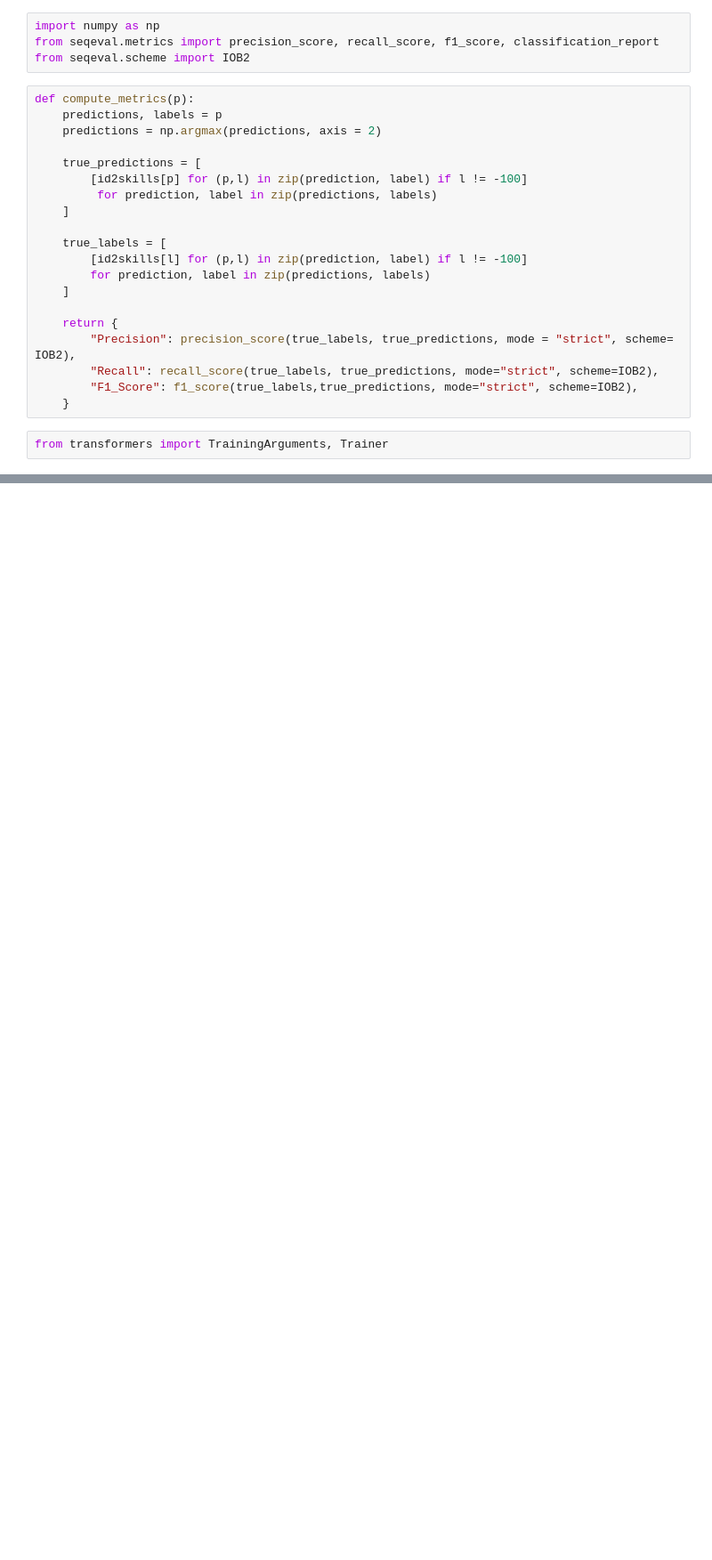
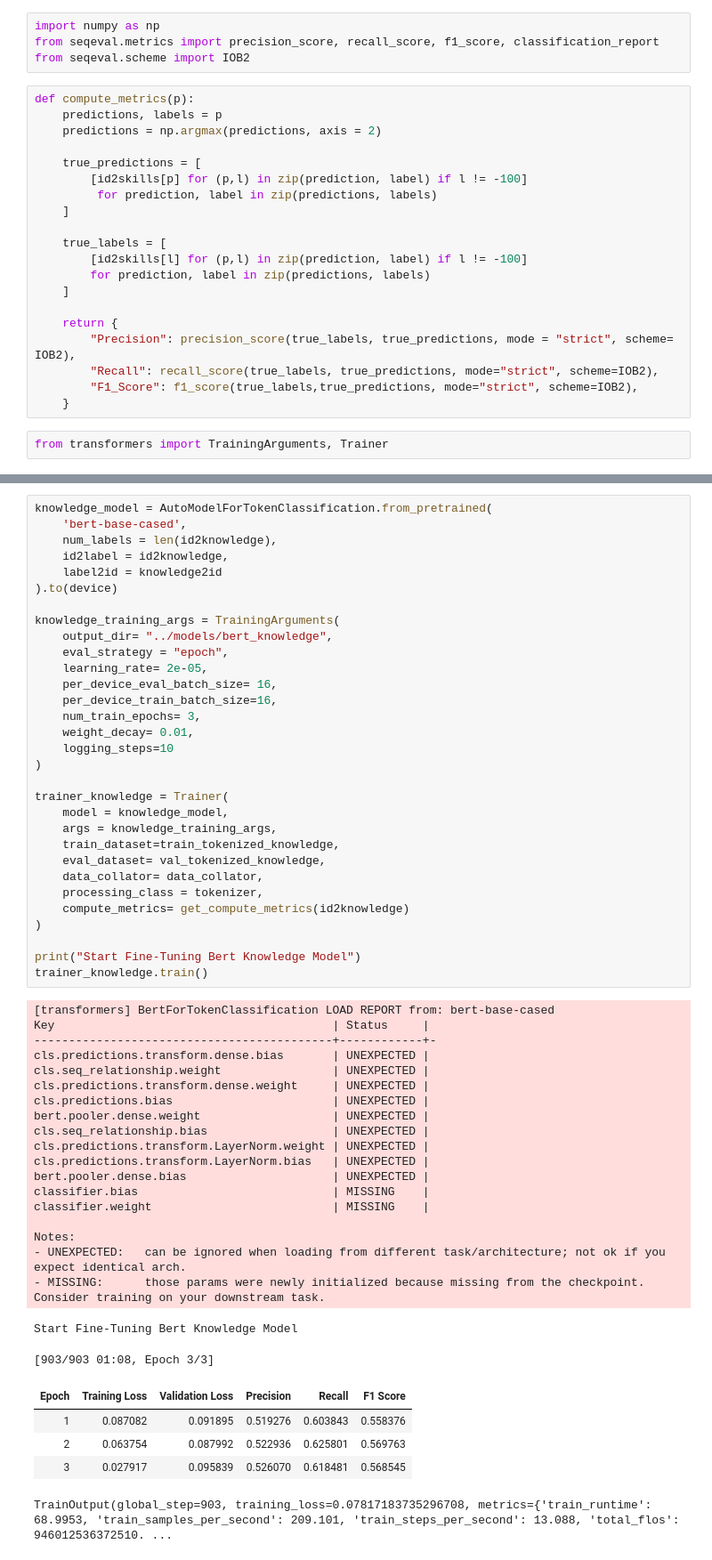
Before and after one commit to Louiesamaaa/skillspan-skill-extraction, a Jupyter notebook: notebooks/04_bert_model.ipynb, the cells around one changed output, grey strips where cells are left out. Shown at 89% size. Cells and saved outputs as stored; diff of their text form; blank space fills up the shorter version.

```diff
--- a/notebooks/04_bert_model.ipynb
+++ b/notebooks/04_bert_model.ipynb
@@ -263,0 +317,57 @@ print(id2skills)
+# %%
+knowledge_model = AutoModelForTokenClassification.from_pretrained(
+    'bert-base-cased',
+    num_labels = len(id2knowledge),
+    id2label = id2knowledge,
+    label2id = knowledge2id
+).to(device)
+
+knowledge_training_args = TrainingArguments(
+    output_dir= "../models/bert_knowledge",
+    eval_strategy = "epoch",
+    learning_rate= 2e-05,
+    per_device_eval_batch_size= 16,
+    per_device_train_batch_size=16,
+    num_train_epochs= 3,
+    weight_decay= 0.01,
+    logging_steps=10
+)
+
+trainer_knowledge = Trainer(
+    model = knowledge_model,
+    args = knowledge_training_args,
+    train_dataset=train_tokenized_knowledge,
+    eval_dataset= val_tokenized_knowledge,
+    data_collator= data_collator,
+    processing_class = tokenizer,
+    compute_metrics= get_compute_metrics(id2knowledge)
+)
+
+print("Start Fine-Tuning Bert Knowledge Model")
+trainer_knowledge.train()
+# %% [output]
+[transformers] BertForTokenClassification LOAD REPORT from: bert-base-cased
+Key                                        | Status     |
+-------------------------------------------+------------+-
+cls.predictions.transform.dense.bias       | UNEXPECTED |
+cls.seq_relationship.weight                | UNEXPECTED |
+cls.predictions.transform.dense.weight     | UNEXPECTED |
+cls.predictions.bias                       | UNEXPECTED |
+bert.pooler.dense.weight                   | UNEXPECTED |
+cls.seq_relationship.bias                  | UNEXPECTED |
+cls.predictions.transform.LayerNorm.weight | UNEXPECTED |
+cls.predictions.transform.LayerNorm.bias   | UNEXPECTED |
+bert.pooler.dense.bias                     | UNEXPECTED |
+classifier.bias                            | MISSING    |
+classifier.weight                          | MISSING    |
+
+Notes:
+- UNEXPECTED:   can be ignored when loading from different task/architecture; not ok if you expect identical arch.
+- MISSING:      those params were newly initialized because missing from the checkpoint. Consider training on your downstream task.
+Start Fine-Tuning Bert Knowledge Model
+[903/903 01:08, Epoch 3/3]
+| Epoch | Training Loss | Validation Loss | Precision | Recall | F1 Score |
+| 1 | 0.087082 | 0.091895 | 0.519276 | 0.603843 | 0.558376 |
+| 2 | 0.063754 | 0.087992 | 0.522936 | 0.625801 | 0.569763 |
+| 3 | 0.027917 | 0.095839 | 0.526070 | 0.618481 | 0.568545 |
+TrainOutput(global_step=903, training_loss=0.07817183735296708, metrics={'train_runtime': 68.9953, 'train_samples_per_second': 209.101, 'train_steps_per_second': 13.088, 'total_flos': 946012536372510. ...
```
Also changed, not shown: parts of 15 cells of this notebook, 4 other files.
